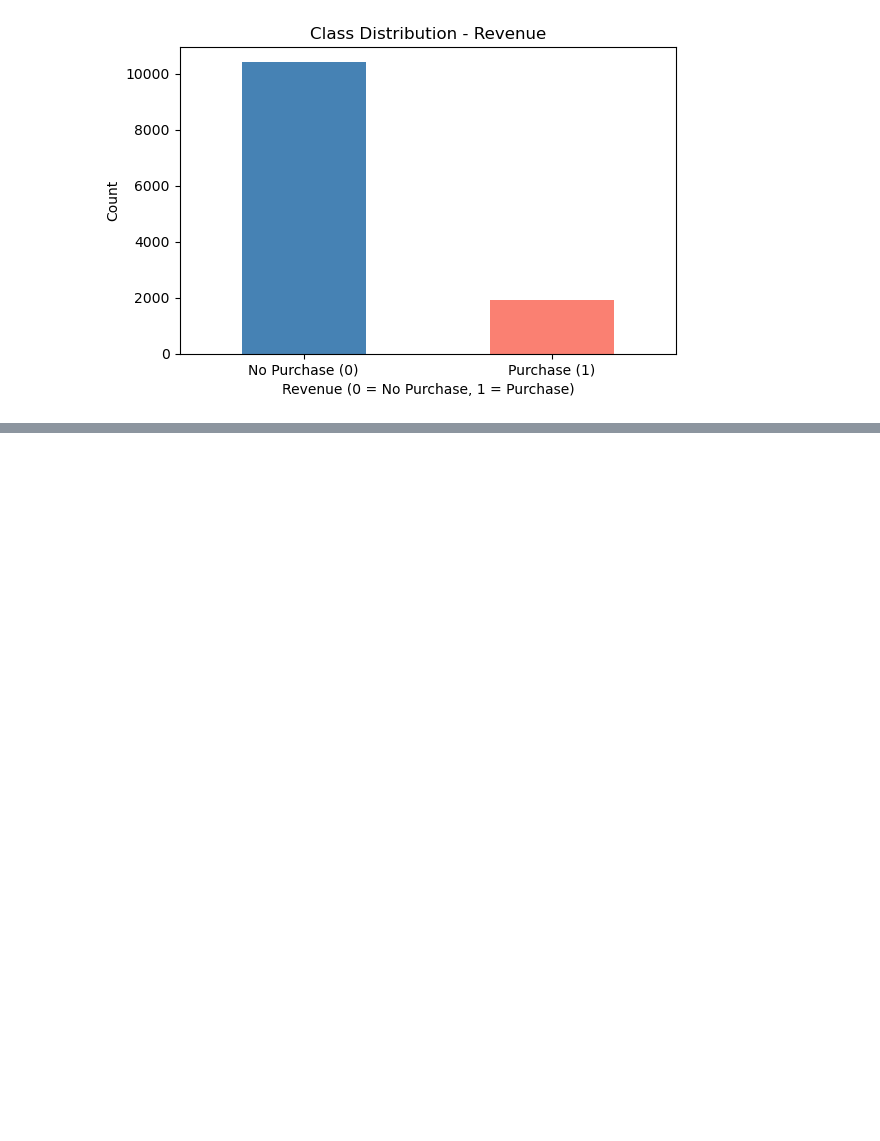
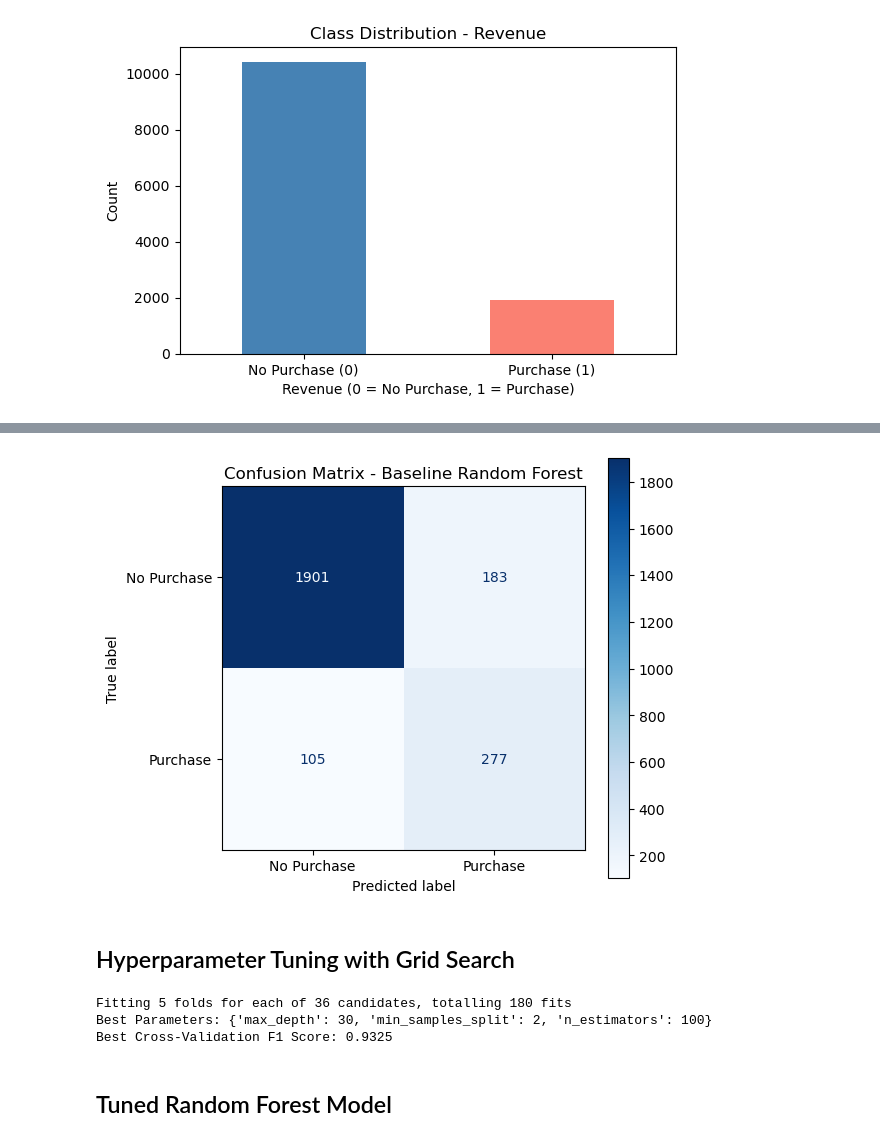
Before and after one commit to parkco34/ai_501_project, a Jupyter notebook: notebooks/random_forest.ipynb, the cells around one changed output, grey strips where cells are left out. Drawn from its saved outputs; the diff is of its cells as text; code cells hidden in the pictures; blank space fills up the shorter version.

```diff
--- a/notebooks/random_forest.ipynb
+++ b/notebooks/random_forest.ipynb
@@ -159,0 +206,7 @@ plt.show()
+# %%
+# Apply SMOTE to training data only
+smote = SMOTE(random_state=42)
+X_train_resampled, y_train_resampled = smote.fit_resample(X_train, y_train)
+
+print('Before SMOTE:', y_train.value_counts().to_dict())
+print('After SMOTE:', pd.Series(y_train_resampled).value_counts().to_dict())
@@ -159,0 +218,18 @@ plt.show()
+# %%
+# Train baseline Random Forest
+rf_baseline = RandomForestClassifier(n_estimators=100, random_state=42)
+rf_baseline.fit(X_train_resampled, y_train_resampled)
+
+# Predictions
+y_pred_baseline = rf_baseline.predict(X_test)
+y_prob_baseline = rf_baseline.predict_proba(X_test)[:, 1]
+
+# Evaluation
+print('=== Baseline Random Forest Results ===')
+print(f'Accuracy:  {accuracy_score(y_test, y_pred_baseline):.4f}')
+print(f'Precision: {precision_score(y_test, y_pred_baseline):.4f}')
+print(f'Recall:    {recall_score(y_test, y_pred_baseline):.4f}')
+print(f'F1 Score:  {f1_score(y_test, y_pred_baseline):.4f}')
+print(f'AUROC:     {roc_auc_score(y_test, y_prob_baseline):.4f}')
+print('\nClassification Report:')
+print(classification_report(y_test, y_pred_baseline))
@@ -159,0 +253,46 @@ plt.show()
+# %%
+# Confusion Matrix - Baseline
+fig, ax = plt.subplots(figsize=(6, 5))
+ConfusionMatrixDisplay.from_predictions(
+    y_test, y_pred_baseline,
+    display_labels=['No Purchase', 'Purchase'],
+    cmap='Blues', ax=ax
+)
+ax.set_title('Confusion Matrix - Baseline Random Forest')
+plt.tight_layout()
+plt.show()
+# %% [output]
+[figure, added]
+# %% [markdown]
+## Hyperparameter Tuning with Grid Search
+# %%
+# Define parameter grid
+param_grid = {
+    'n_estimators': [100, 200, 300],
+    'max_depth': [None, 10, 20, 30],
+    'min_samples_split': [2, 5, 10]
+}
+
+# Stratified K-Fold cross validation
+cv = StratifiedKFold(n_splits=5, shuffle=True, random_state=42)
+
+# Grid Search
+grid_search = GridSearchCV(
+    RandomForestClassifier(random_state=42),
+    param_grid,
+    cv=cv,
+    scoring='f1',
+    n_jobs=-1,
+    verbose=1
+)
+
+grid_search.fit(X_train_resampled, y_train_resampled)
+
+print('Best Parameters:', grid_search.best_params_)
+print('Best Cross-Validation F1 Score:', round(grid_search.best_score_, 4))
+# %% [output]
+Fitting 5 folds for each of 36 candidates, totalling 180 fits
+Best Parameters: {'max_depth': 30, 'min_samples_split': 2, 'n_estimators': 100}
+Best Cross-Validation F1 Score: 0.9325
+# %% [markdown]
+## Tuned Random Forest Model
```
Also changed, not shown: parts of 16 cells of this notebook.
